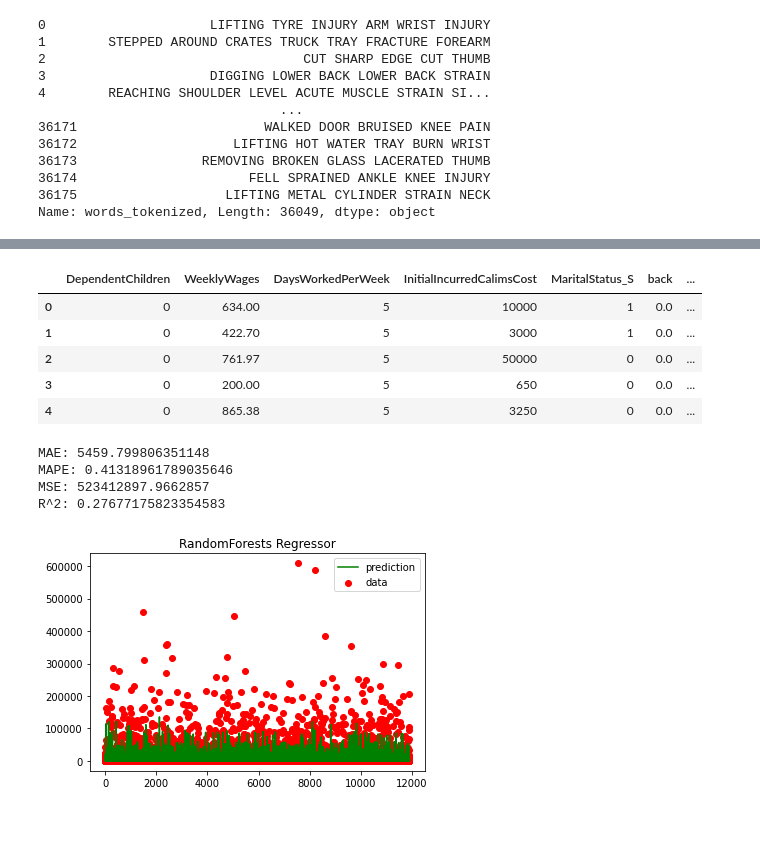
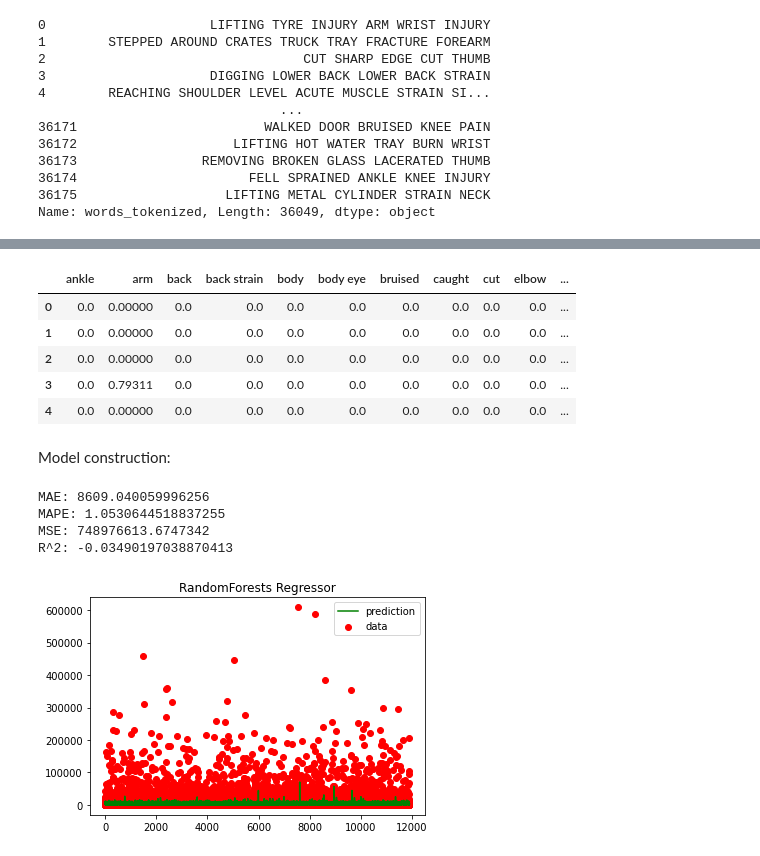
Before and after one commit to Laura-VFA/MachineLearning-21-22, a Jupyter notebook: ML_Deliverable3.ipynb, the cells around one changed output, grey strips where cells are left out. Saved outputs shown, nothing was run; the diff lists cells and outputs as text; code cells hidden in the pictures; blank space fills up the shorter version.

```diff
--- a/ML_Deliverable3.ipynb
+++ b/ML_Deliverable3.ipynb
@@ -1435,0 +1459,3 @@ Feature Relevancies
+# %%
+df_numeric['RatioCost'] = df_numeric['UltimateIncurredClaimCost'] / df_numeric['InitialIncurredCalimsCost']
+df_numeric.head()
@@ -1435,0 +1622,3 @@ Feature Relevancies
+# %%
+df_numeric.drop(labels=['RatioCost'], axis=1, inplace=True)
+df_numeric.reset_index(inplace=True, drop=True)
@@ -1476,5 +1679,5 @@ Name: words_tokenized, Length: 36049, dtype: object
 # %%
-vectorizer_ngrams = TfidfVectorizer(ngram_range=(1,3), max_features=15)
+vectorizer_ngrams = TfidfVectorizer(ngram_range=(1,3), max_features=50)
 
 # Fit and transform
 data_ngrams = vectorizer_ngrams.fit_transform(df_full['words_tokenized'])
@@ -1495,8 +1693 @@ df_numeric.reset_index(inplace=True, drop=True)
 aux = df_numeric.join(cv_tfidf_ngrams)
-# %%
-dateAccident = list(map(lambda x: datetime.strptime(x, "%Y-%m-%dT%H:%M:%S%z"), df_full['DateTimeOfAccident']))
-aux['MesAccidente'] = list(map(lambda x: x.month, dateAccident))
-dateReport = list(map(lambda x: datetime.strptime(x, "%Y-%m-%dT%H:%M:%S%z"), df_full['DateReported']))
-aux['MesReport'] = list(map(lambda x: x.month, dateReport))
-aux['DiasTardaEnReportar'] = list(starmap(lambda x, y: (y - x).days, zip(dateAccident, dateReport)))
-aux.head()
@@ -1512,34 +1694,40 @@ aux.head()
 # %%
 # Train and test definition
 x_features = list(aux.columns)
 x_features.remove('UltimateIncurredClaimCost')
 
 x_features.remove('DependentsOther')
 x_features.remove('HoursWorkedPerWeek')
 x_features.remove('Gender_F')
 x_features.remove('Gender_M')
 x_features.remove('Gender_U')
 x_features.remove('MaritalStatus_M')
 x_features.remove('MaritalStatus_U')
 x_features.remove('PartTimeFullTime_P')
 x_features.remove('PartTimeFullTime_F')
 x_features.remove('Age')
-
+x_features.remove('MaritalStatus_S')
+x_features.remove('DependentChildren')
+x_features.remove('WeeklyWages')
+x_features.remove('DaysWorkedPerWeek')
+x_features.remove('InitialIncurredCalimsCost')
 
 
 X = aux[x_features]
 y = aux['UltimateIncurredClaimCost']
 
 X_train, X_test, y_train, y_test = train_test_split( X, y, test_size=0.33, random_state=42)
 X_train.reset_index(drop = True, inplace = True)
 X_train.head()
 # %% [output]
-|  | DependentChildren | WeeklyWages | DaysWorkedPerWeek | InitialIncurredCalimsCost | MaritalStatus_S | back | ... |
-| 0 | 0 | 634.00 | 5 | 10000 | 1 | 0.0 | ... |
-| 1 | 0 | 422.70 | 5 | 3000 | 1 | 0.0 | ... |
-| 2 | 0 | 761.97 | 5 | 50000 | 0 | 0.0 | ... |
-| 3 | 0 | 200.00 | 5 | 650 | 0 | 0.0 | ... |
-| 4 | 0 | 865.38 | 5 | 3250 | 0 | 0.0 | ... |
+|  | ankle | arm | back | back strain | body | body eye | bruised | caught | cut | elbow | ... |
+| 0 | 0.0 | 0.00000 | 0.0 | 0.0 | 0.0 | 0.0 | 0.0 | 0.0 | 0.0 | 0.0 | ... |
+| 1 | 0.0 | 0.00000 | 0.0 | 0.0 | 0.0 | 0.0 | 0.0 | 0.0 | 0.0 | 0.0 | ... |
+| 2 | 0.0 | 0.00000 | 0.0 | 0.0 | 0.0 | 0.0 | 0.0 | 0.0 | 0.0 | 0.0 | ... |
+| 3 | 0.0 | 0.79311 | 0.0 | 0.0 | 0.0 | 0.0 | 0.0 | 0.0 | 0.0 | 0.0 | ... |
+| 4 | 0.0 | 0.00000 | 0.0 | 0.0 | 0.0 | 0.0 | 0.0 | 0.0 | 0.0 | 0.0 | ... |
+# %% [markdown]
+Model construction:
 # %%
 # Model Parametrization
 regressor = RandomForestRegressor(n_estimators= 16, max_depth = 5, criterion='absolute_error', random_state=0)
@@ -1555,10 +1743,10 @@ print ("MAPE:", metrics.mean_absolute_percentage_error(y_test, y_pred))
 print ("MSE:", metrics.mean_squared_error(y_test, y_pred))
 print ("R^2:", metrics.r2_score(y_test, y_pred))
 # %% [output]
-MAE: 5459.799806351148
-MAPE: 0.41318961789035646
-MSE: 523412897.9662857
-R^2: 0.27677175823354583
+MAE: 8609.040059996256
+MAPE: 1.0530644518837255
+MSE: 748976613.6747342
+R^2: -0.03490197038870413
 # %%
 # Prediction graph
 xx = np.stack(i for i in range(len(y_test)))
@@ -1570,7 +1758,7 @@ plt.title("RandomForests Regressor")
 
 plt.show()
 # %% [output]
-[figure, old version]
+[figure, new version]
 # %%
 # FEATURE RELEVANCIES
 print ('Feature Relevancies')
```
Also changed, not shown: parts of 90 cells of this notebook.
